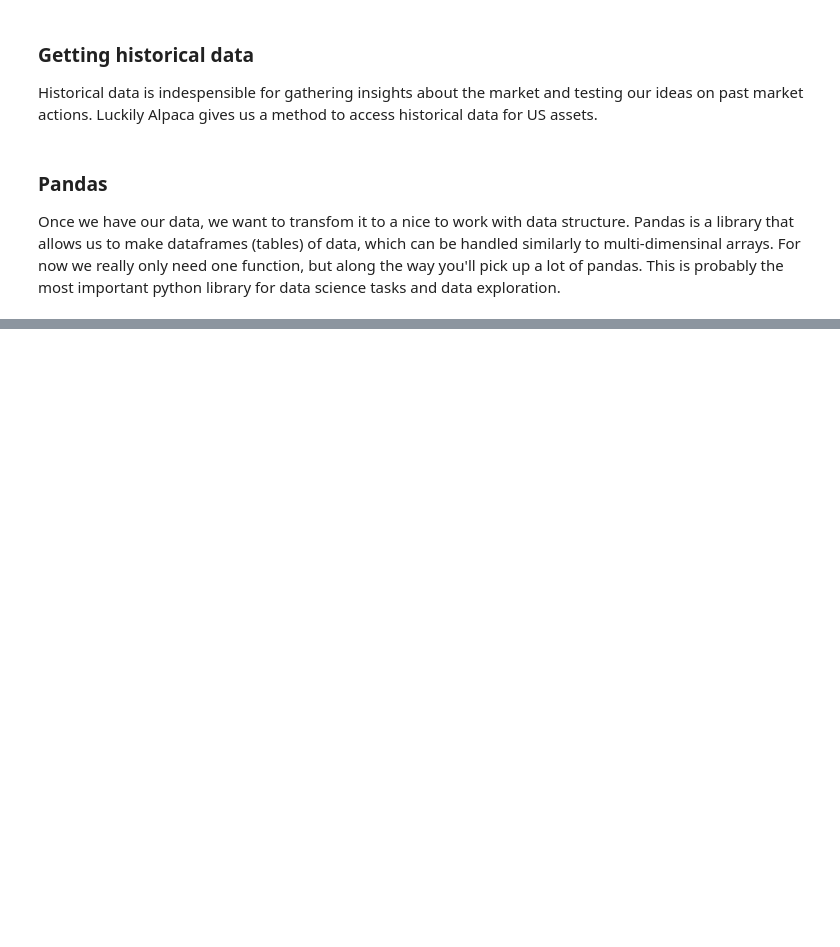
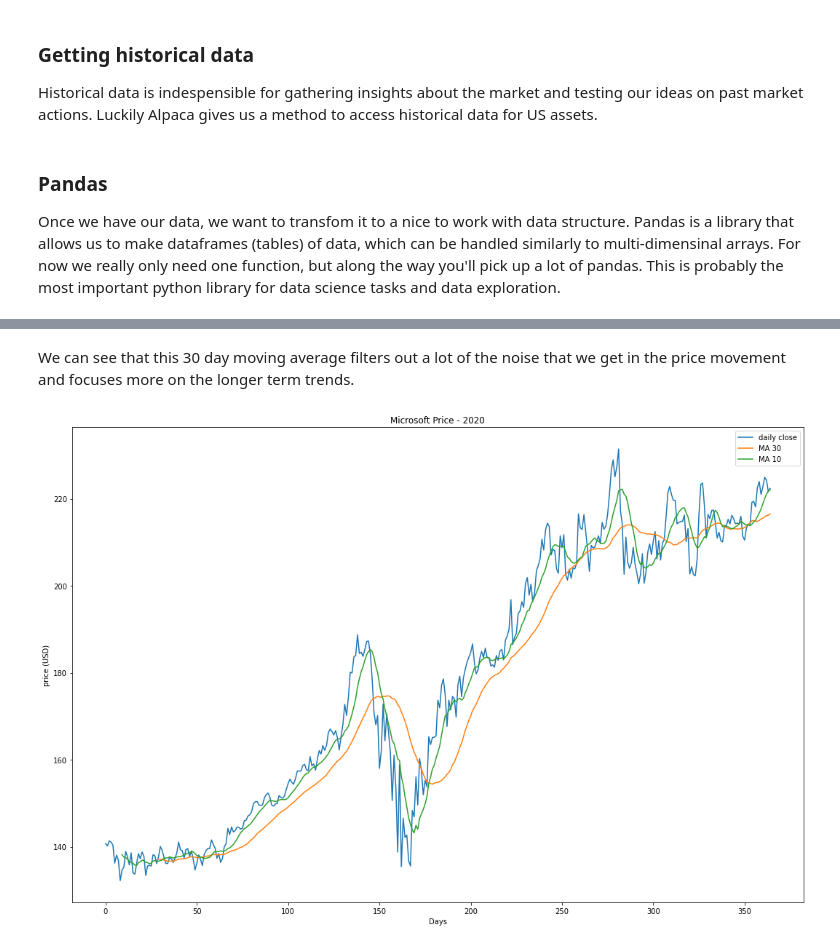
Before and after one commit to bruinquants/intro-to-algotrading-workshop, a Jupyter notebook: Week1.ipynb, the cells around one changed output, grey strips where cells are left out. Saved outputs shown, nothing was run; the diff lists cells and outputs as text; code cells hidden in the pictures; blank space fills up the shorter version.

```diff
--- a/Week1.ipynb
+++ b/Week1.ipynb
@@ -269,0 +433,17 @@ df = make_dataframe(historical, "AAPL")
+# %% [markdown]
+We can see that this 30 day moving average filters out a lot of the noise that we get in the price movement and focuses more on the longer term trends.
+# %%
+fig = plt.figure(figsize=(18, 12))
+
+mean_10 = msft.rolling(window=10).mean() # shorter moving average will give different results
+
+plt.plot(msft["c"], label="daily close")  # plots daily close price - can access pandas columns like a dictionary
+plt.plot(mean_30['c'], label="MA 30")
+plt.plot(mean_10['c'], label="MA 10")
+plt.xlabel("Days")
+plt.ylabel("price (USD)")
+plt.title("Microsoft Price - 2020")
+plt.legend()  # render labels
+plt.show()  # renders our plot
+# %% [output]
+[figure, added]
```
Also changed, not shown: parts of 14 cells of this notebook.
